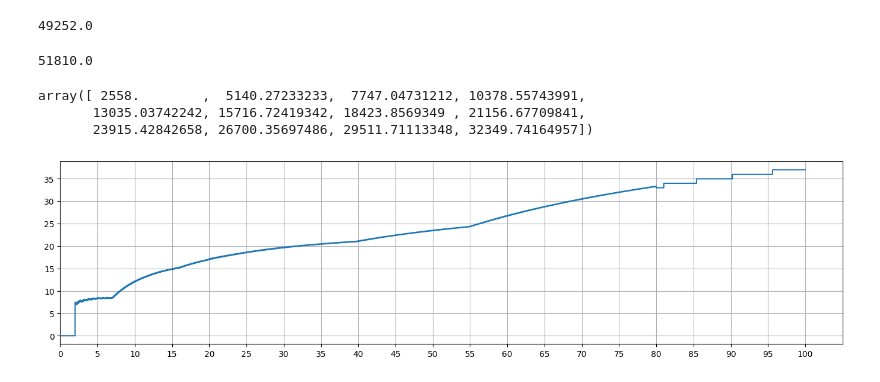
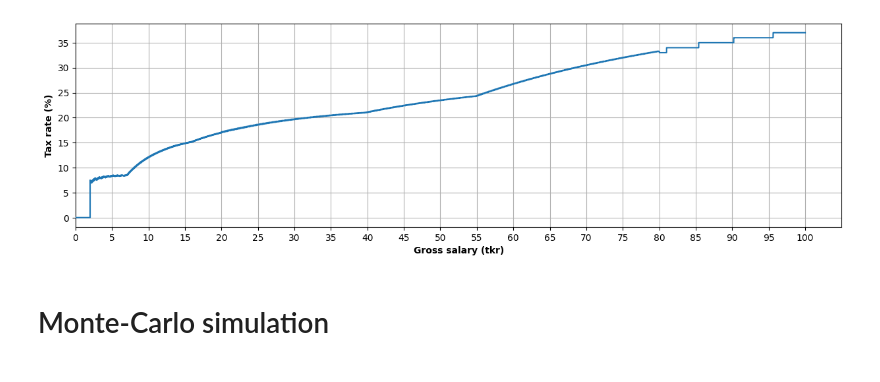
Before and after one commit to Frallmeister/compensation-calculator, a Jupyter notebook: notebooks/visionite/sandbox.ipynb, the cells around one changed output. Cells and saved outputs as stored; diff of their text form; code cells hidden in the pictures.

```diff
--- a/notebooks/visionite/sandbox.ipynb
+++ b/notebooks/visionite/sandbox.ipynb
@@ -71,54 +48,14 @@ print_table(total_compensation)
-# %%
-p0 = 2500
-p1 = 0
-n = 1
-
-total_compensation = calc_compensation(
-    income=income,
-    pension=8000,
-    pot=p0 + p1,
-    car=car,
-)
-x1 = n * total_compensation.net_salary + n * p1 * (1 - 0.54)
-x1
-# %% [output]
-49252.0
-# %%
-p0 = 2500
-p1 = 20000 - p0
-n = 1
-
-total_compensation = calc_compensation(
-    income=income,
-    pension=8000,
-    pot=p0 + p1,
-    car=car,
-)
-x2 = n * total_compensation.net_salary + n * p1 * (1 - 0.54)
-x2
-# %% [output]
-51810.0
-# %%
-x = []
-for i in range(12):
-    if x:
-        next_x = x[-1] * 1.12**(1/12) + 2558
-    else:
-        next_x = 2558
-    x.append(next_x)
-x = np.array(x)
-x
-# %% [output]
-array([ 2558.        ,  5140.27233233,  7747.04731212, 10378.55743991,
-       13035.03742242, 15716.72419342, 18423.8569349 , 21156.67709841,
-       23915.42842658, 26700.35697486, 29511.71113348, 32349.74164957])
 # %%
-fig, ax = plt.subplots(figsize=(17, 4))
+df = salary_sweep(high=100000)
+fig, ax = plt.subplots(figsize=(15, 4))
 ax.plot(df["salary"]*1e-3, 100 * df["tax"]/ df["salary"], zorder=3)
 ax.grid(zorder=1)
 ax.set_xticks(np.arange(0, 101, 5))
 ax.set_xlim(0, None)
-# ax.tick_params(axis="x", rotation=90)
+ax.set_xlabel("Gross salary (tkr)", fontweight="bold")
+ax.set_ylabel("Tax rate (%)", fontweight="bold")
 plt.show()
 # %% [output]
-[figure, old version]
+[figure, new version]
+# %% [markdown]
+# Monte-Carlo simulation
```
Also changed, not shown: parts of 7 cells of this notebook, 2 other files.
